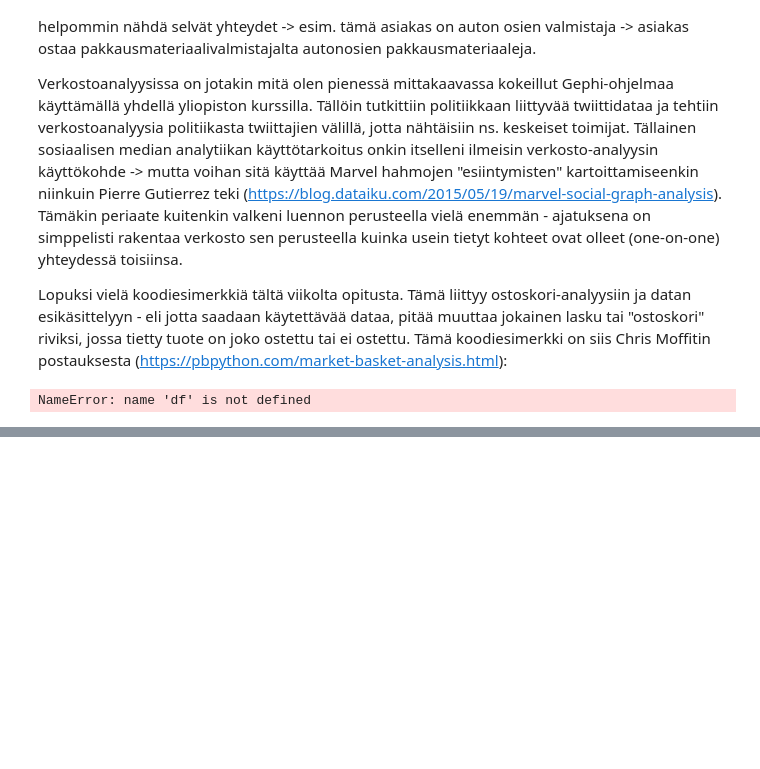
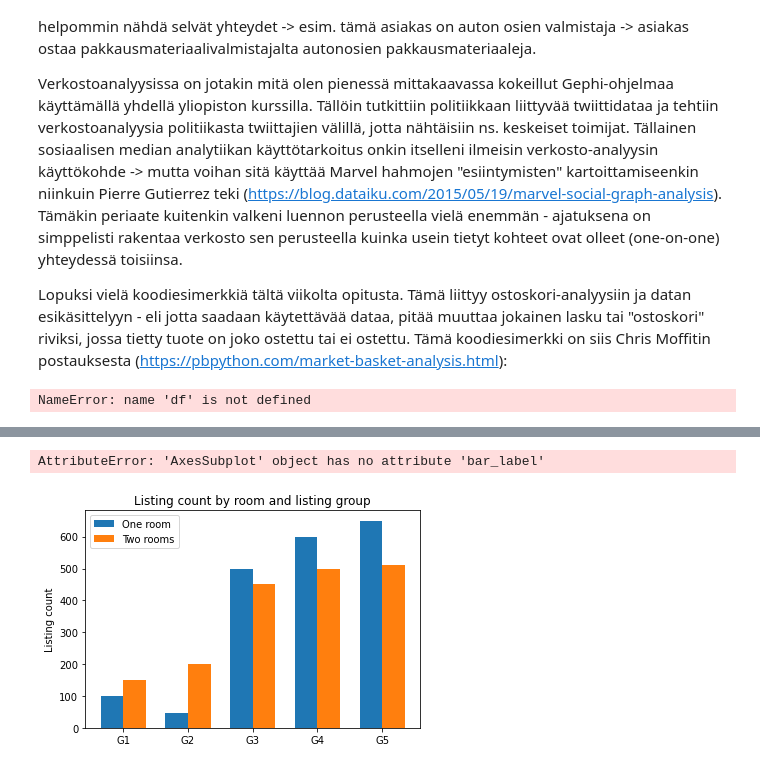
Before and after one commit to Puusam/JODA_Opintopaivakirja, a Jupyter notebook: Opintopäiväkirja_JODA2021.ipynb, the cells around one changed output, grey strips where cells are left out. Cells and saved outputs as stored; diff of their text form; code cells hidden in the pictures; blank space fills up the shorter version.

```diff
--- a/Opintopäiväkirja_JODA2021.ipynb
+++ b/Opintopäiväkirja_JODA2021.ipynb
@@ -393,0 +414,32 @@ Flippausvinkki:
+# %%
+import numpy as np
+import matplotlib.pyplot as plt
+
+
+listing_groups = ['G1', 'G2', 'G3', 'G4', 'G5']
+one_room_listings = [100, 45, 500, 600, 650]
+two_room_listings = [150, 200, 450, 500, 510]
+
+x = np.arange(len(labels))  # the label locations
+width = 0.35  # the width of the bars
+
+fig, ax = plt.subplots()
+rects1 = ax.bar(x - width/2, one_room_listings, width, label='One room')
+rects2 = ax.bar(x + width/2, two_room_listings, width, label='Two rooms')
+
+# Add some text for labels, title and custom x-axis tick labels, etc.
+ax.set_ylabel('Listing count')
+ax.set_title('Listing count by room and listing group')
+ax.set_xticks(x)
+ax.set_xticklabels(labels)
+ax.legend()
+
+ax.bar_label(rects1, padding=3)
+ax.bar_label(rects2, padding=3)
+
+fig.tight_layout()
+
+plt.show()
+# %% [output]
+AttributeError: 'AxesSubplot' object has no attribute 'bar_label'
+[figure, added]
```
Also changed, not shown: parts of 3 cells of this notebook.
